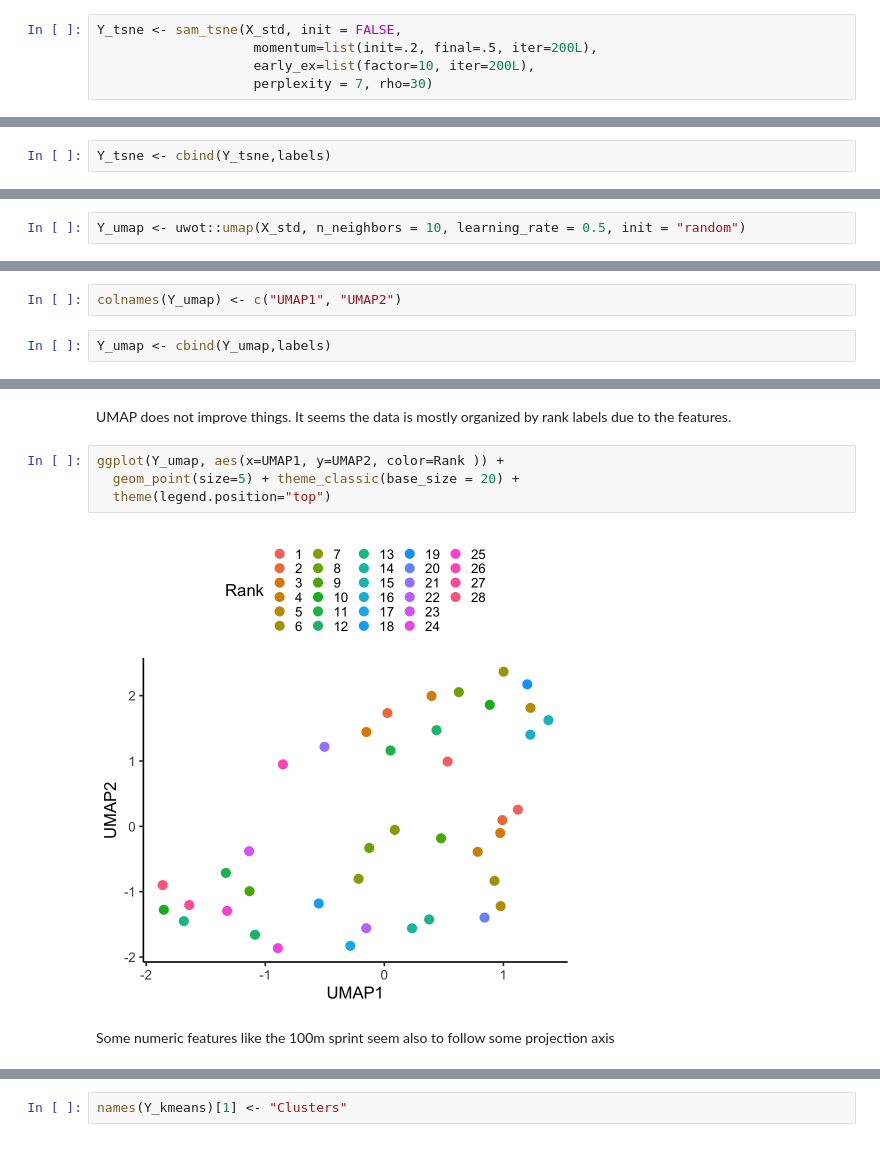
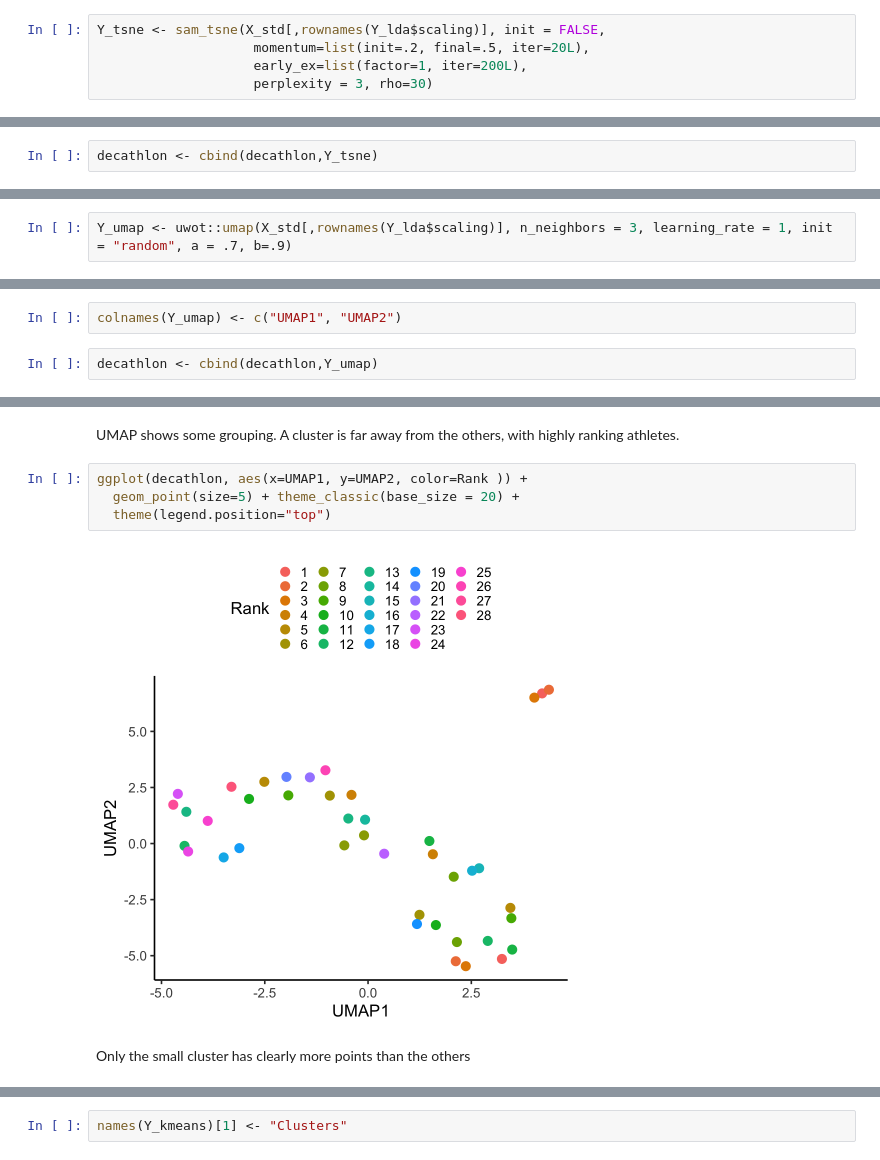
Before and after one commit to SamueleSoraggi/Projection_and_clustering_tutorial, a Jupyter notebook: Webpage/develop/nb/base notebook decathlon.ipynb, the cells around one changed output, grey strips where cells are left out. Drawn from its saved outputs; the diff is of its cells as text.

Commit message:
decathlon with clustering

```diff
--- a/Webpage/develop/nb/base notebook decathlon.ipynb
+++ b/Webpage/develop/nb/base notebook decathlon.ipynb
@@ -307,7 +282,7 @@ From the code in the book or your own improved code.
 # %% [markdown]
 Run your personal tSNE function (in my case `sam_tsne`) or the one from the book (`casl_tsne`). Here `init`, `momentum` and `early_ex` are not options found in `casl_tsne`
 # %%
-Y_tsne <- sam_tsne(X_std, init = FALSE,
-                    momentum=list(init=.2, final=.5, iter=200L),
-                    early_ex=list(factor=10, iter=200L),
-                    perplexity = 7, rho=30)
+Y_tsne <- sam_tsne(X_std[,rownames(Y_lda$scaling)], init = FALSE,
+                    momentum=list(init=.2, final=.5, iter=20L),
+                    early_ex=list(factor=1, iter=200L),
+                    perplexity = 3, rho=30)
@@ -316,4 +294,4 @@ Y_tsne = as.data.frame(Y_tsne)
 # %%
 colnames(Y_tsne) <- c("tSNE1", "tSNE2")
 # %%
-Y_tsne <- cbind(Y_tsne,labels)
+decathlon <- cbind(decathlon,Y_tsne)
@@ -365,8 +334,8 @@ part of the package `uwot`
 # %%
-Y_umap <- uwot::umap(X_std, n_neighbors = 10, learning_rate = 0.5, init = "random")
+Y_umap <- uwot::umap(X_std[,rownames(Y_lda$scaling)], n_neighbors = 3, learning_rate = 1, init = "random", a = .7, b=.9)
 # %%
 Y_umap = as.data.frame(Y_umap)
 # %%
 colnames(Y_umap) <- c("UMAP1", "UMAP2")
 # %%
-Y_umap <- cbind(Y_umap,labels)
+decathlon <- cbind(decathlon,Y_umap)
@@ -384,10 +342,10 @@ summary(Y_umap)
 # %% [markdown]
-UMAP does not improve things. It seems the data is mostly organized by rank labels due to the features.
+UMAP shows some grouping. A cluster is far away from the others, with highly ranking athletes.
 # %%
-ggplot(Y_umap, aes(x=UMAP1, y=UMAP2, color=Rank )) +
+ggplot(decathlon, aes(x=UMAP1, y=UMAP2, color=Rank )) +
   geom_point(size=5) + theme_classic(base_size = 20) +
   theme(legend.position="top")
 # %% [output]
-[figure, old version]
+[figure, new version]
 # %% [markdown]
-Some numeric features like the 100m sprint seem also to follow some projection axis
+Only the small cluster has clearly more points than the others
```
Also changed, not shown: parts of 118 cells of this notebook, 6 other files.
